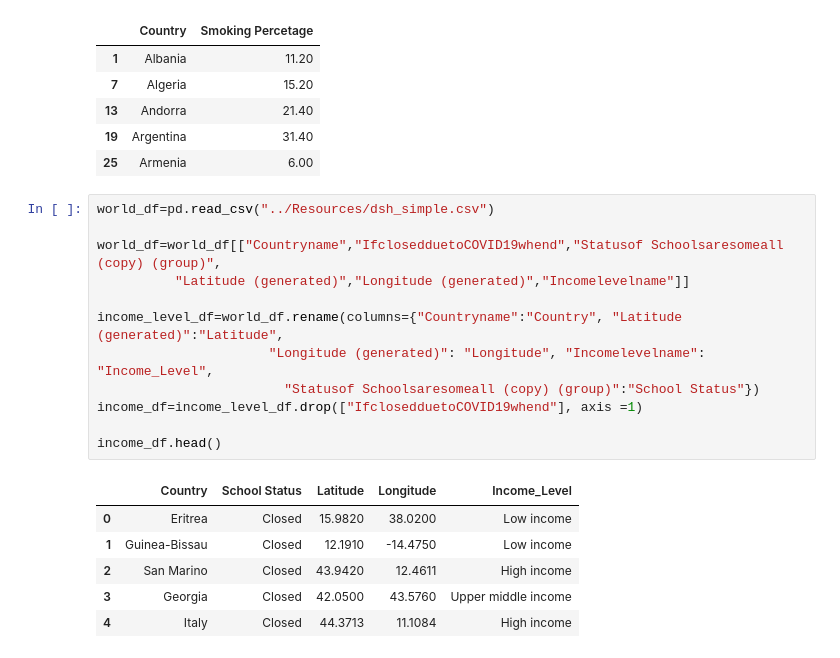
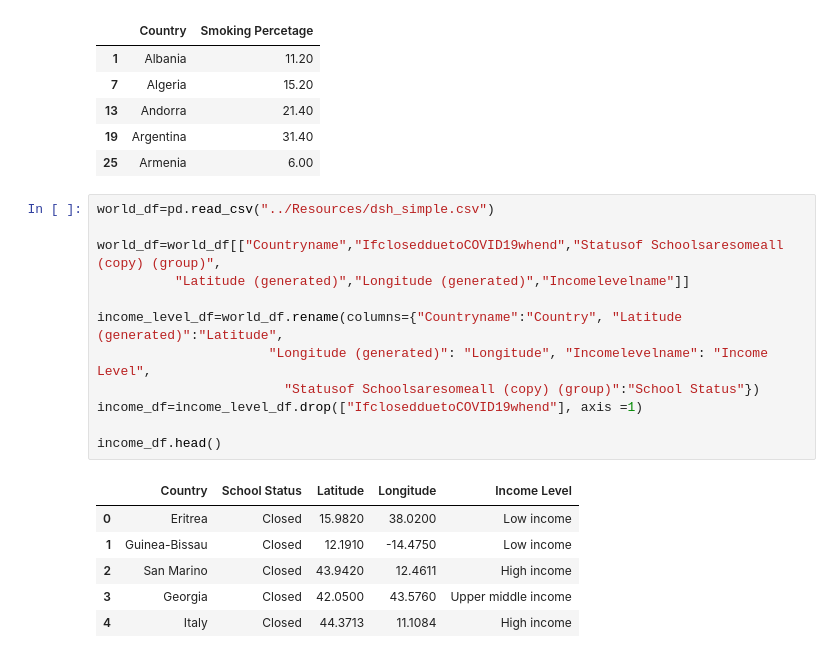
Before and after one commit to M-Agami/META-B, a Jupyter notebook: Coding/Coronavirus.ipynb, the cells around one changed output. Saved outputs shown, nothing was run; the diff lists cells and outputs as text.

```diff
--- a/Coding/Coronavirus.ipynb
+++ b/Coding/Coronavirus.ipynb
@@ -88,17 +101,17 @@ smoking_df.head()
 # %%
 world_df=pd.read_csv("../Resources/dsh_simple.csv")
 
 world_df=world_df[["Countryname","IfclosedduetoCOVID19whend","Statusof Schoolsaresomeall (copy) (group)",
           "Latitude (generated)","Longitude (generated)","Incomelevelname"]]
 
 income_level_df=world_df.rename(columns={"Countryname":"Country", "Latitude (generated)":"Latitude",
-                      "Longitude (generated)": "Longitude", "Incomelevelname": "Income_Level",
+                      "Longitude (generated)": "Longitude", "Incomelevelname": "Income Level",
                         "Statusof Schoolsaresomeall (copy) (group)":"School Status"})
 income_df=income_level_df.drop(["IfclosedduetoCOVID19whend"], axis =1)
 
 income_df.head()
 # %% [output]
-|  | Country | School Status | Latitude | Longitude | Income_Level |
+|  | Country | School Status | Latitude | Longitude | Income Level |
 | 0 | Eritrea | Closed | 15.9820 | 38.0200 | Low income |
 | 1 | Guinea-Bissau | Closed | 12.1910 | -14.4750 | Low income |
 | 2 | San Marino | Closed | 43.9420 | 12.4611 | High income |
```
Also changed, not shown: parts of 22 cells of this notebook.
